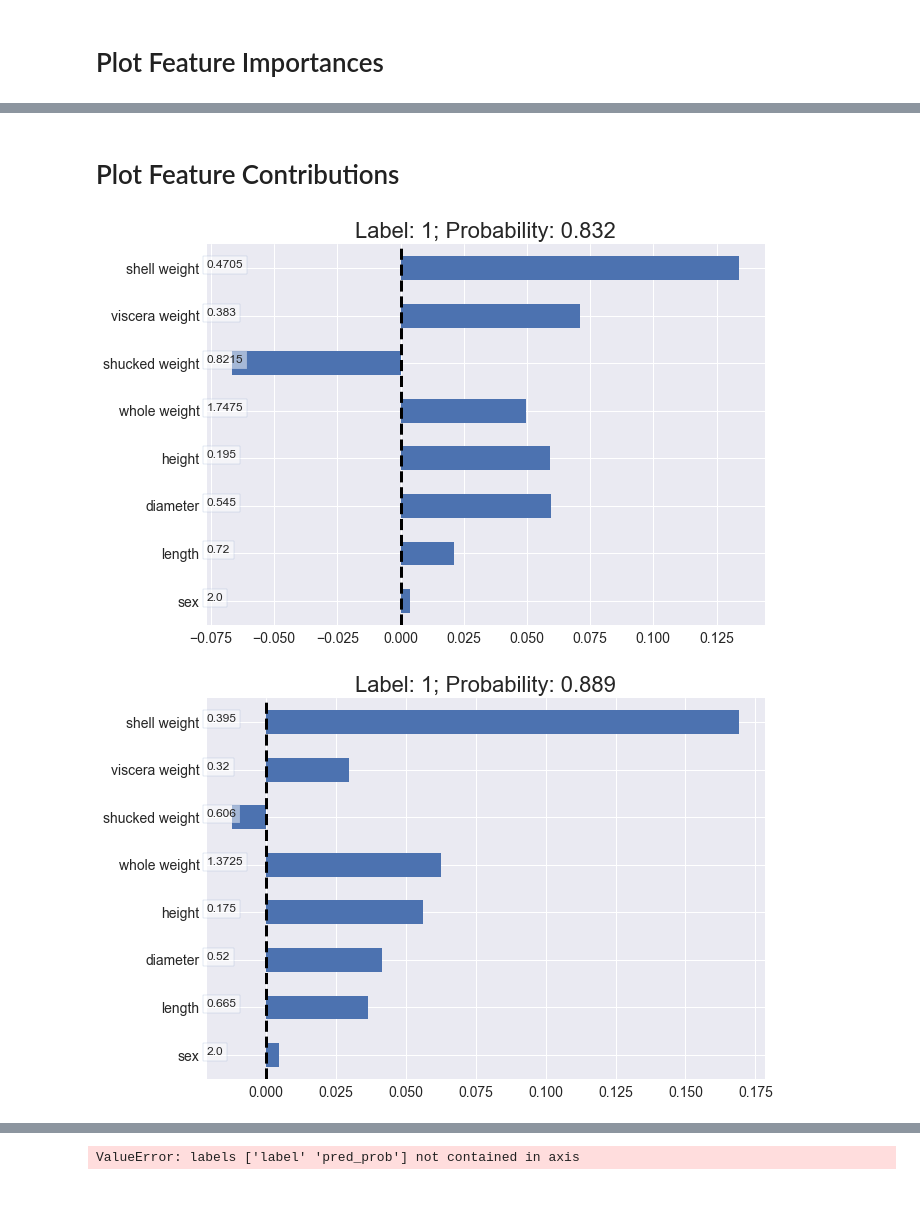
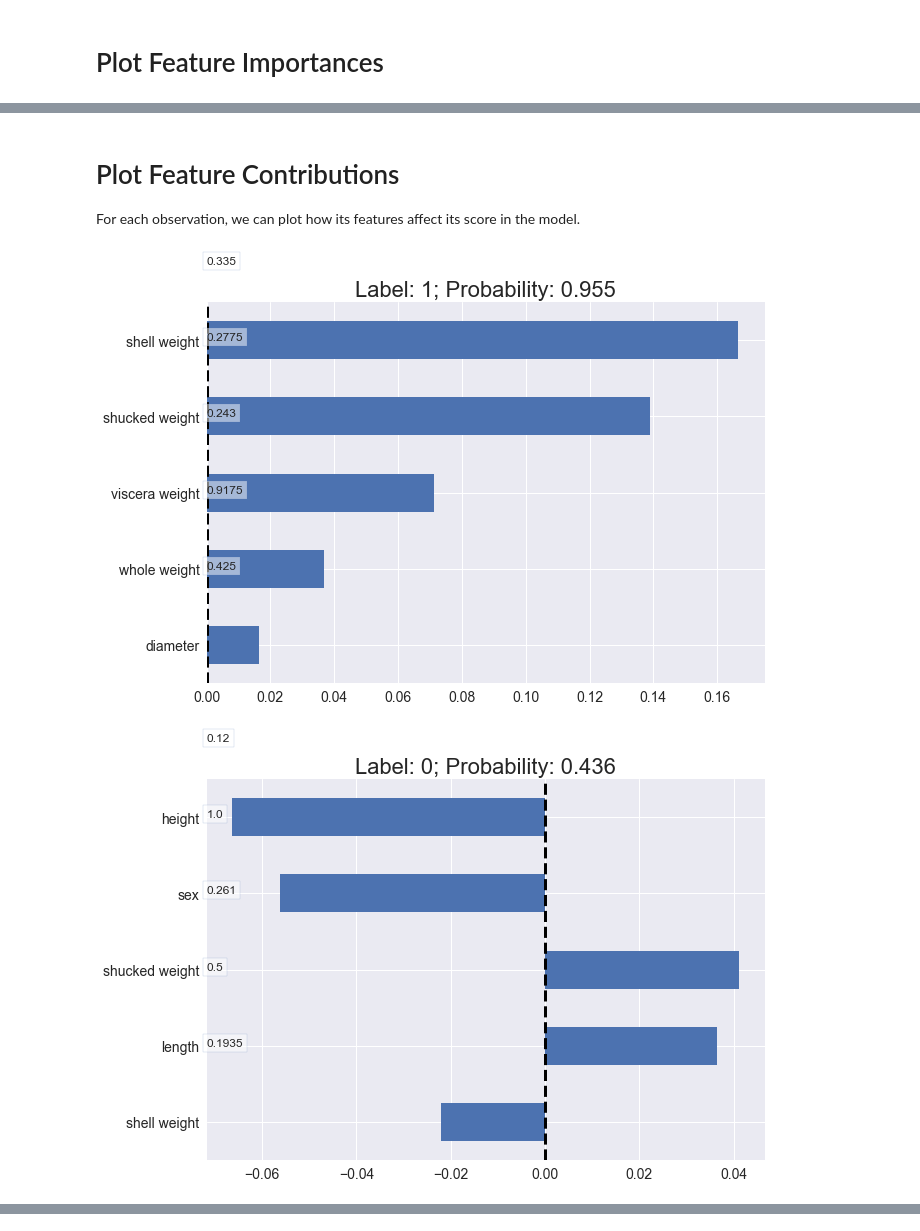
Before and after one commit to gregtam/interpreting-decision-trees-and-random-forests, a Jupyter notebook: Explaining Decision Trees and Random Forests.ipynb, the cells around one changed output, grey strips where cells are left out. Drawn from its saved outputs; the diff is of its cells as text; code cells hidden in the pictures; blank space fills up the shorter version.

```diff
--- a/Explaining Decision Trees and Random Forests.ipynb
+++ b/Explaining Decision Trees and Random Forests.ipynb
@@ -47,7 +47,8 @@ abalone_df.head()
 | 4 | 1 | 0.330 | 0.255 | 0.080 | 0.2050 | 0.0895 | 0.0395 | 0.055 | ... |
 # %%
 # Set up training and sets sets.
-abalone_train, abalone_test = train_test_split(abalone_df, test_size=0.2)
+abalone_train, abalone_test = train_test_split(abalone_df, test_size=0.2,
+                                               random_state=0)
 
 X_train = abalone_train.iloc[:, :-2]
 y_train = abalone_train.y
@@ -61,3 +62,7 @@ X_test = X_test.copy().reset_index(drop=True)
 y_test = y_test.copy().reset_index(drop=True)
 # %% [markdown]
 # Build Model
+# %%
+dt_clf = DecisionTreeClassifier(criterion='entropy', max_depth=3,
+                                random_state=0)
+dt_clf.fit(X_train, y_train)
@@ -64,12 +75,5 @@ y_test = y_test.copy().reset_index(drop=True)
 # %%
-# dt_clf = DecisionTreeClassifier(criterion='entropy', max_depth=3,
-#                                 random_state=0)
-dt_clf = RandomForestClassifier(criterion='entropy', max_depth=10, n_estimators=100,
-                                random_state=0)
-dt_clf.fit(X_train, y_train)
-
-y_prob = dt_clf.predict_proba(X_test)[:, 1]
-dt_clf.score(X_test, y_test)
-auc = roc_auc_score(y_test, y_prob)
-print auc
+rf_clf = RandomForestClassifier(criterion='entropy', max_depth=10,
+                                n_estimators=100, random_state=0)
+rf_clf.fit(X_train, y_train)
 # %% [output]
@@ -78,7 +87,9 @@ print auc
 ## Create feature contribution
 We use the `ti.predict` function to get our contributions. This is a 3d array which represents the contribution for each example, feature, and class label.
 # %%
-pred, bias, contrib = ti.predict(dt_clf, X_test)
+dt_pred, dt_bias, dt_contrib = ti.predict(dt_clf, X_test)
+rf_pred, rf_bias, rf_contrib = ti.predict(rf_clf, X_test)
 
 # Create DataFrame containing contributions
-contrib_df = pd.DataFrame(contrib[:, :, 1], columns=X_test.columns)
+dt_contrib_df = pd.DataFrame(dt_contrib[:, :, 1], columns=X_test.columns)
+rf_contrib_df = pd.DataFrame(rf_contrib[:, :, 1], columns=X_test.columns)
@@ -98,8 +121,12 @@ plt.tight_layout()
-# %% [markdown]
-# Plot Feature Contributions
+# %% [markdown]
+# Plot Feature Contributions
+For each observation, we can plot how its features affect its score in the model.
 # %%
 for i in xrange(3):
-    _ = plot_top_feat_contrib(dt_clf, contrib_df, X_test, y_test, i, 5)
+    _df = plot_top_feat_contrib(rf_clf, rf_contrib_df, X_test, y_test, i,
+                                num_features=5,
+                                order_by='contribution'
+                               )
 # %% [output]
-[figure, old version]
+[figure, new version]
-[figure, old version]
+[figure, new version]
@@ -107,14 +133,0 @@ for i in xrange(3):
-# %%
-# WIP
-ax=contrib_df.drop(['label','pred_prob'],axis=1).plot(kind='box',vert=False)
-plt.axvline(0,linestyle='--', color='black', lw=1)
-ax.set_xlabel('Feature Contribution')
-# row.drop(['label','pred_prob']).plot(kind='barh',ax=ax)
-for y_coord,(f,v) in enumerate(row.drop(['label','pred_prob']).iteritems()):
-    plt.scatter(v,y_coord+1,s=100,c='green')
-
-for y_coord,(f,v) in enumerate(X_test.iloc[n].iteritems()):
-    plt.text(-0.4,y_coord+1,'{:2.2f}'.format(v))
-#     plt.v(v,y_coord,'{:2.2f}'.format(v))
-# %% [output]
-ValueError: labels ['label' 'pred_prob'] not contained in axis
```
Also changed, not shown: parts of 18 cells of this notebook, 1 other file.
